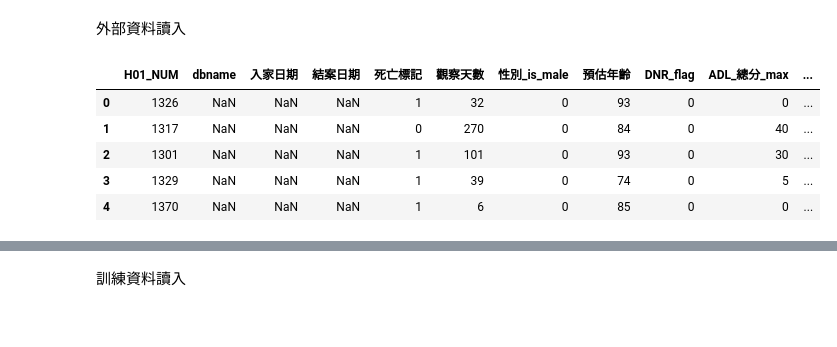
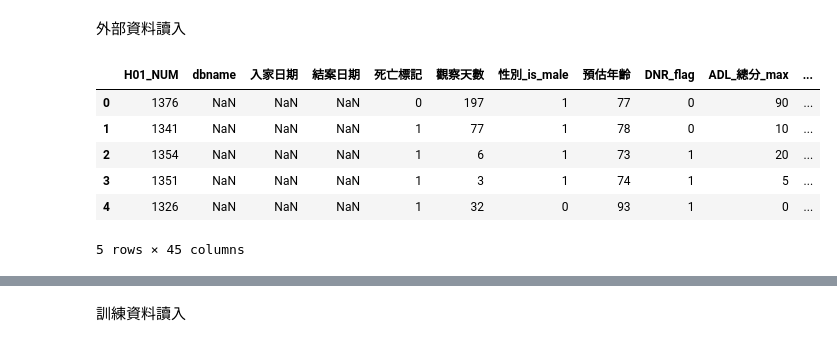
Before and after one commit to peculab/AI4JUBO, a Jupyter notebook: JuboDeath_V8.ipynb, the cells around one changed output, grey strips where cells are left out. Saved outputs shown, nothing was run; the diff lists cells and outputs as text; code cells hidden in the pictures.

```diff
--- a/JuboDeath_V8.ipynb
+++ b/JuboDeath_V8.ipynb
@@ -56,18 +59,19 @@ gc = gspread.authorize(creds)
 # %%
 # read data and put it in a dataframe
 # 在 google 工作表載入外部資料 gsheets
 
-gsheets = gc.open_by_url('https://docs.google.com/spreadsheets/d/1W93D0WRk2GYeWnT8fOsJLwbYlbzJNXJJco1pYUrlZrU/edit?usp=sharing')
-worksheet = gsheets.worksheet("external_validation_0820")  # 指定分頁名稱
+gsheets = gc.open_by_url('https://docs.google.com/spreadsheets/d/1jXuepVDDrnhOKYMqy-RQKeQlWr7atvKdeq_Y0PosMDM/edit?usp=sharing')
+worksheet = gsheets.worksheet("external_validation_v2_0916")  # 指定分頁名稱
 
 worksheet = worksheet.get_all_records()
 external = pd.DataFrame(worksheet)
 external = external.apply(lambda col: pd.to_numeric(col.astype(str).str.replace(',', '').str.strip(), errors='coerce'))
 external.head()
 # %% [output]
 |  | H01_NUM | dbname | 入家日期 | 結案日期 | 死亡標記 | 觀察天數 | 性別_is_male | 預估年齡 | DNR_flag | ADL_總分_max | ... |
-| 0 | 1326 | NaN | NaN | NaN | 1 | 32 | 0 | 93 | 0 | 0 | ... |
-| 1 | 1317 | NaN | NaN | NaN | 0 | 270 | 0 | 84 | 0 | 40 | ... |
-| 2 | 1301 | NaN | NaN | NaN | 1 | 101 | 0 | 93 | 0 | 30 | ... |
-| 3 | 1329 | NaN | NaN | NaN | 1 | 39 | 0 | 74 | 0 | 5 | ... |
-| 4 | 1370 | NaN | NaN | NaN | 1 | 6 | 0 | 85 | 0 | 0 | ... |
+| 0 | 1376 | NaN | NaN | NaN | 0 | 197 | 1 | 77 | 0 | 90 | ... |
+| 1 | 1341 | NaN | NaN | NaN | 1 | 77 | 1 | 78 | 0 | 10 | ... |
+| 2 | 1354 | NaN | NaN | NaN | 1 | 6 | 1 | 73 | 1 | 20 | ... |
+| 3 | 1351 | NaN | NaN | NaN | 1 | 3 | 1 | 74 | 1 | 5 | ... |
+| 4 | 1326 | NaN | NaN | NaN | 1 | 32 | 0 | 93 | 1 | 0 | ... |
+5 rows × 45 columns
```
Also changed, not shown: parts of 26 cells of this notebook.
